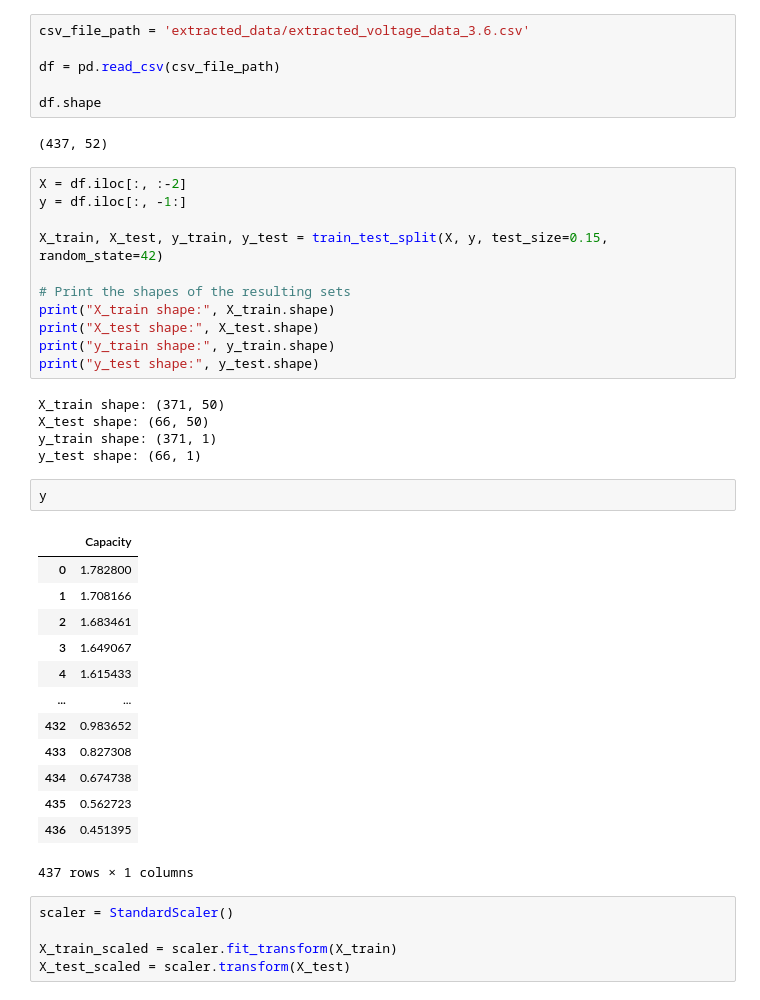
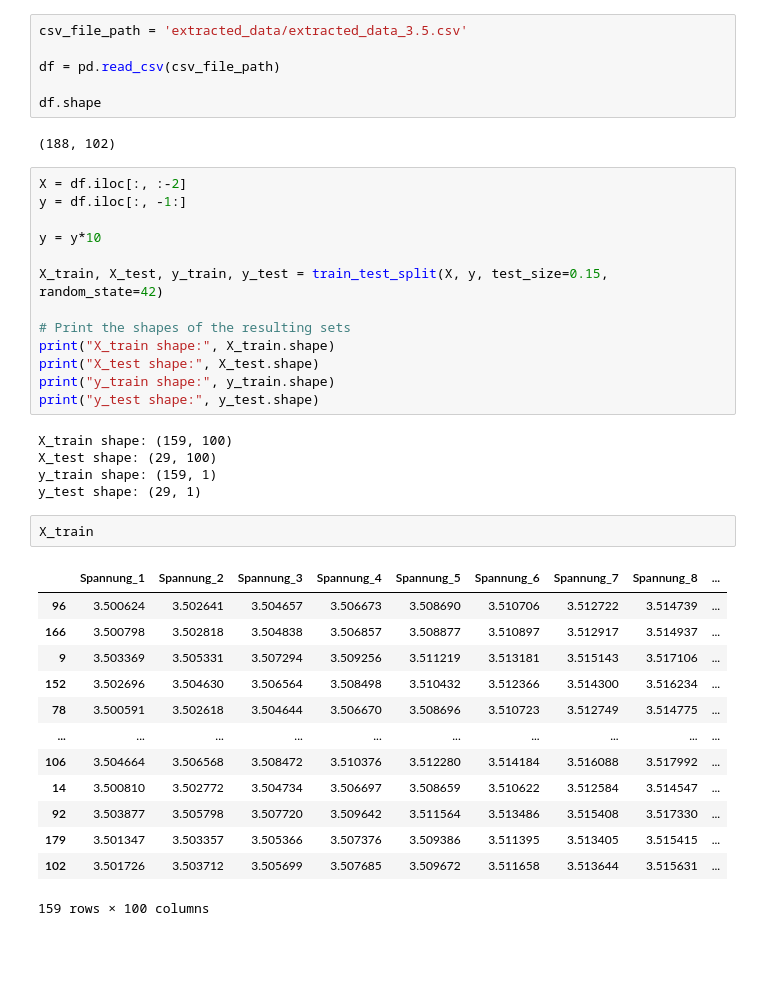
Before and after one commit to umerghafoor/battery-degradation-trajectory-prediction, a Jupyter notebook: neuralnetwoks_lifetime_prediction.ipynb, the cells around one changed output. Cells and saved outputs as stored; diff of their text form; blank space fills up the shorter version.

```diff
--- a/neuralnetwoks_lifetime_prediction.ipynb
+++ b/neuralnetwoks_lifetime_prediction.ipynb
@@ -12,14 +14,16 @@ import numpy as np
 # %%
-csv_file_path = 'extracted_data/extracted_voltage_data_3.6.csv'
+csv_file_path = 'extracted_data/extracted_data_3.5.csv'
 
 df = pd.read_csv(csv_file_path)
 
 df.shape
 # %% [output]
-(437, 52)
+(188, 102)
 # %%
 X = df.iloc[:, :-2]
 y = df.iloc[:, -1:]
+
+y = y*10
 
 X_train, X_test, y_train, y_test = train_test_split(X, y, test_size=0.15, random_state=42)
 
@@ -29,29 +33,24 @@ print("X_test shape:", X_test.shape)
 print("y_train shape:", y_train.shape)
 print("y_test shape:", y_test.shape)
 # %% [output]
-X_train shape: (371, 50)
-X_test shape: (66, 50)
-y_train shape: (371, 1)
-y_test shape: (66, 1)
+X_train shape: (159, 100)
+X_test shape: (29, 100)
+y_train shape: (159, 1)
+y_test shape: (29, 1)
-# %%
-y
-# %% [output]
-|  | Capacity |
-| 0 | 1.782800 |
-| 1 | 1.708166 |
-| 2 | 1.683461 |
-| 3 | 1.649067 |
-| 4 | 1.615433 |
-| ... | ... |
-| 432 | 0.983652 |
-| 433 | 0.827308 |
-| 434 | 0.674738 |
-| 435 | 0.562723 |
-| 436 | 0.451395 |
-437 rows × 1 columns
-# %%
-scaler = StandardScaler()
-
-X_train_scaled = scaler.fit_transform(X_train)
-X_test_scaled = scaler.transform(X_test)
+# %%
+X_train
+# %% [output]
+|  | Spannung_1 | Spannung_2 | Spannung_3 | Spannung_4 | Spannung_5 | Spannung_6 | Spannung_7 | Spannung_8 | ... |
+| 96 | 3.500624 | 3.502641 | 3.504657 | 3.506673 | 3.508690 | 3.510706 | 3.512722 | 3.514739 | ... |
+| 166 | 3.500798 | 3.502818 | 3.504838 | 3.506857 | 3.508877 | 3.510897 | 3.512917 | 3.514937 | ... |
+| 9 | 3.503369 | 3.505331 | 3.507294 | 3.509256 | 3.511219 | 3.513181 | 3.515143 | 3.517106 | ... |
+| 152 | 3.502696 | 3.504630 | 3.506564 | 3.508498 | 3.510432 | 3.512366 | 3.514300 | 3.516234 | ... |
+| 78 | 3.500591 | 3.502618 | 3.504644 | 3.506670 | 3.508696 | 3.510723 | 3.512749 | 3.514775 | ... |
+| ... | ... | ... | ... | ... | ... | ... | ... | ... | ... |
+| 106 | 3.504664 | 3.506568 | 3.508472 | 3.510376 | 3.512280 | 3.514184 | 3.516088 | 3.517992 | ... |
+| 14 | 3.500810 | 3.502772 | 3.504734 | 3.506697 | 3.508659 | 3.510622 | 3.512584 | 3.514547 | ... |
+| 92 | 3.503877 | 3.505798 | 3.507720 | 3.509642 | 3.511564 | 3.513486 | 3.515408 | 3.517330 | ... |
+| 179 | 3.501347 | 3.503357 | 3.505366 | 3.507376 | 3.509386 | 3.511395 | 3.513405 | 3.515415 | ... |
+| 102 | 3.501726 | 3.503712 | 3.505699 | 3.507685 | 3.509672 | 3.511658 | 3.513644 | 3.515631 | ... |
+159 rows × 100 columns
 # %%
```
Also changed, not shown: parts of 11 cells of this notebook, 1 other file.
